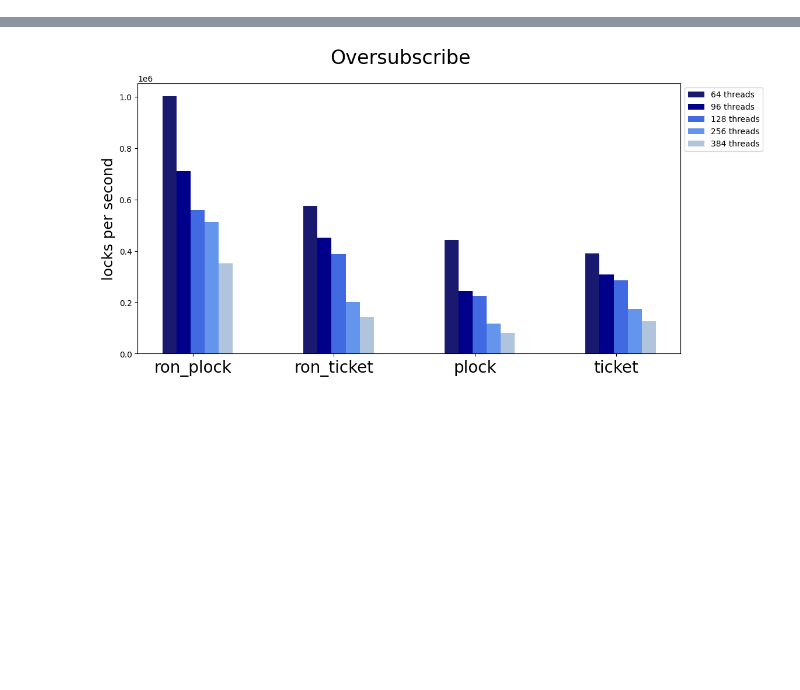
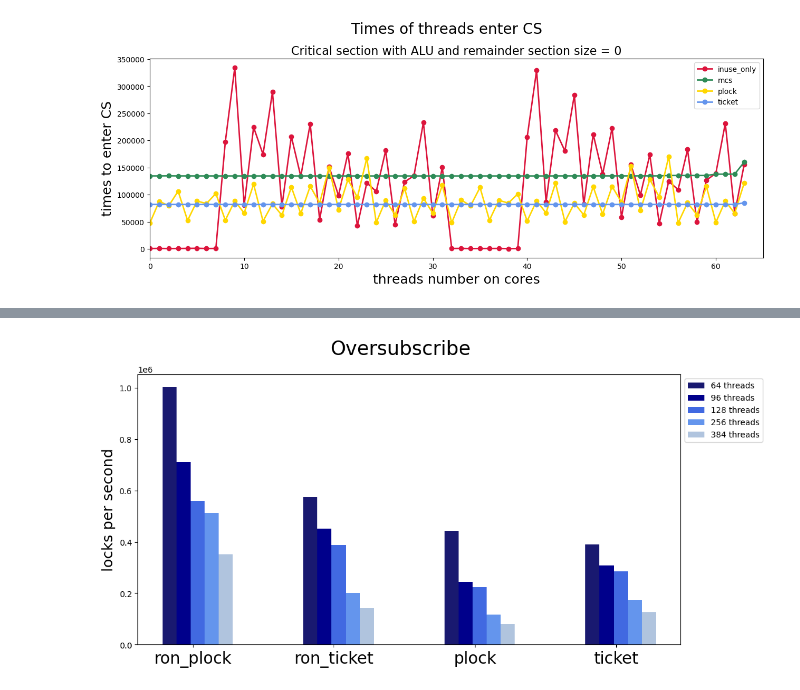
Before and after one commit to Ashen1110/Master_OS, a Jupyter notebook: code/test_data/test_data.ipynb, the cells around one changed output, grey strips where cells are left out. Saved outputs shown, nothing was run; the diff lists cells and outputs as text; code cells hidden in the pictures; blank space fills up the shorter version.

```diff
--- a/code/test_data/test_data.ipynb
+++ b/code/test_data/test_data.ipynb
@@ -4 +35,32 @@ import numpy as np
+# %%
+#ALU fairness
+# ncs_size = 0, threads_num = 64
+# user_num = 100
+# run for 10 sec
+threads = np.linspace(0, 63, 64)
+inuse_only = [660,836,570,697,882,1081,652,788,197268,333904,80604,224302,174297,289193,78084,207231,133702,230551,53718,151662,98230,176253,42542,121854,105820,181260,44690,123450,134917,233446,61008,150580,718,881,534,675,712,796,413,594,206136,329189,86518,218318,180468,283734,82133,211296,137821,222735,58500,155566,99035,173620,46869,124541,109267,183175,49527,126674,139277,231529,65339,155426]
+plock = [47505,87886,79325,106342,52354,88068,83609,101999,52789,88334,66002,119298,50998,83120,61913,114032,65187,115469,84478,150081,72271,128199,94800,167552,48525,89519,62653,111791,50112,93432,65660,117351,48128,90221,79402,113234,52853,89703,84298,101243,51349,88687,66140,121416,50024,84259,62446,114508,63967,115101,85819,152541,70690,128027,95466,170008,47773,85088,62576,115161,48812,88219,65555,121194]
+ticket = [81916,81920,81894,81887,81878,81874,81935,81867,81863,81860,81848,81848,81848,81848,81848,81848,81844,81844,81845,81844,81843,81843,81843,81843,81842,81842,81842,81841,81842,81841,81841,81841,81841,81841,81841,81842,81842,81842,81842,81842,81843,81843,81844,81845,81845,81847,81847,81849,81850,81851,81852,81854,81856,81858,81861,81863,81867,81870,81875,81881,81896,81909,81925,84991]
+mcs = [134508,134513,134673,134516,134514,134499,134490,134482,134463,134462,134437,134437,134444,134442,134438,134441,134436,134435,134423,134430,134429,134427,134423,134423,134426,134428,134423,134424,134427,134426,134425,134422,134429,134430,134427,134432,134433,134432,134434,134436,134436,134439,134394,134533,134535,134538,134541,134542,134554,134550,134553,134554,134566,134571,134537,135342,135315,135323,135335,135344,137729,137755,137853,160047]
+
+plt.figure(figsize=(15,5),dpi=100,linewidth = 2)
+plt.plot(threads, inuse_only, color="crimson", linestyle="-", linewidth="2", markersize="12", marker=".", label="inuse_only")
+plt.plot(threads, mcs, color="seagreen", linestyle="-", linewidth="2", markersize="12", marker=".", label="mcs")
+plt.plot(threads, plock, color="gold", linestyle="-", linewidth="2", markersize="12", marker=".", label="plock")
+plt.plot(threads, ticket, color="cornflowerblue", linestyle="-", linewidth="2", markersize="12", marker=".", label="ticket")
+
+
+plt.xlim(0, 65)
+
+plt.xlabel('threads number on cores', fontsize="18")
+plt.ylabel('times to enter CS', fontsize="18")
+title = "Times of threads enter CS\n"
+plt.suptitle(title,  y=1.02, fontsize="20")
+sub = "Critical section with ALU and remainder section size = 0"
+plt.title(sub, fontsize="16")
+#plt.savefig('C:\Users\user\Desktop\fairness_ALU.png')
+plt.legend()
+plt.show()
+# %% [output]
+[figure, added]
 # %%
```
Also changed, not shown: parts of 5 cells of this notebook, 4 other files.
